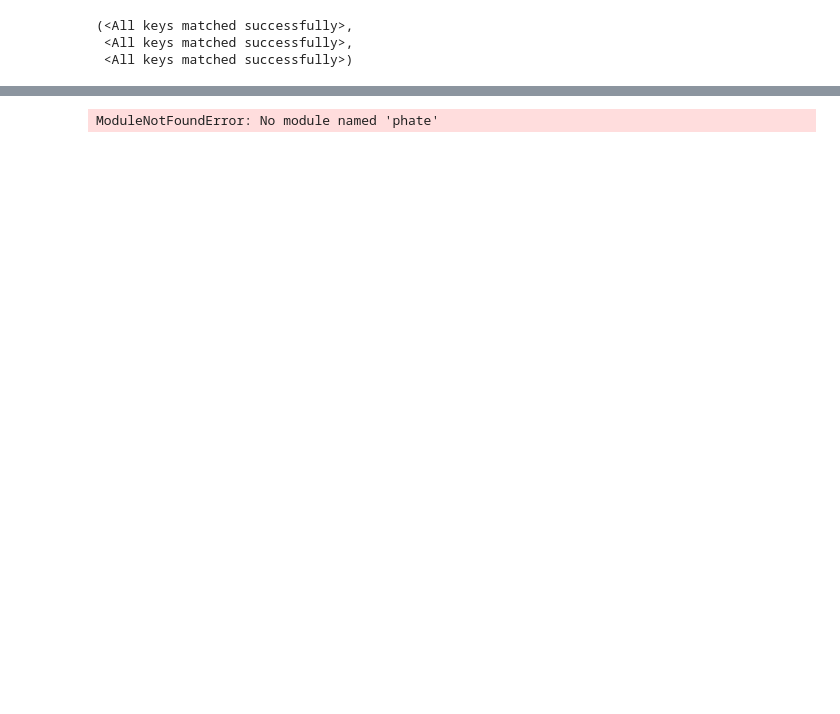
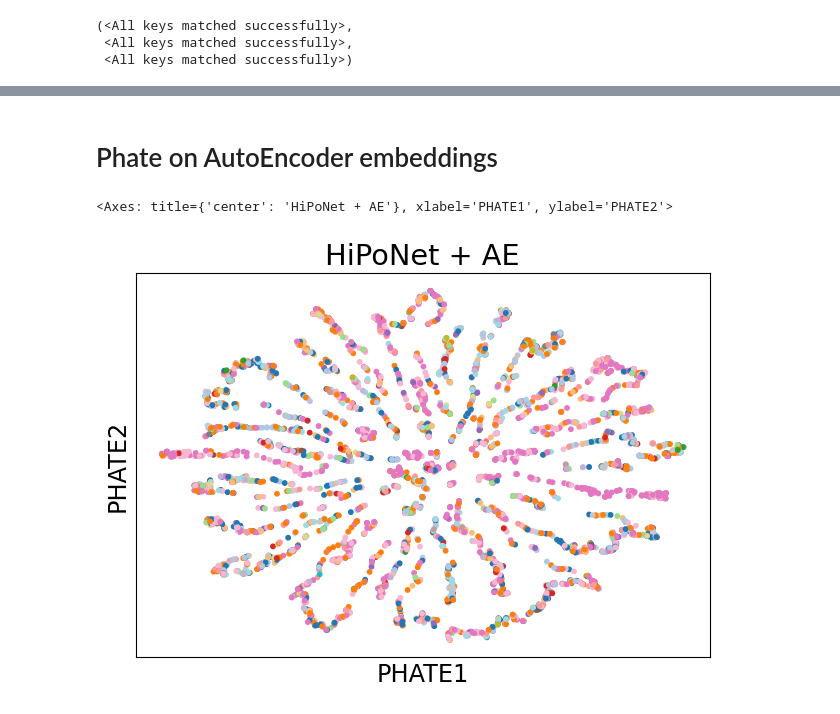
Before and after one commit to KrishnaswamyLab/HiPoNet, a Jupyter notebook: node_embedding_visualization.ipynb, the cells around one changed output, grey strips where cells are left out. Cells and saved outputs as stored; diff of their text form; code cells hidden in the pictures; blank space fills up the shorter version.

```diff
--- a/node_embedding_visualization.ipynb
+++ b/node_embedding_visualization.ipynb
@@ -9,7 +10,7 @@ slurm_job_id = "1779231"
 weights_loc = pathlib.Path(f"model_weights/{slurm_job_id}")
 # %%
 device = "cpu"
-PC_gene, PC_spatial = load_data("data/sea", "")
+PC_gene, PC_spatial, labels = load_data("data/sea", "")
 model_spatial = (
     HiPoNet(
         dimension=PC_spatial[0].shape[1],
@@ -76,6 +73,6 @@ train_test_split = torch.load(weights_loc / "split_idx.pt")
 # %%
-selected_index = 45
-pc_gene, pc_spatial = PC_gene[selected_index].unsqueeze(0), PC_spatial[selected_index].unsqueeze(0)
+selected_index = 3
+pc_gene, pc_spatial, cell_types = PC_gene[selected_index].unsqueeze(0), PC_spatial[selected_index].unsqueeze(0), labels[selected_index]
 mask = torch.ones(pc_gene.shape[:2], dtype=torch.bool)
 
 with torch.no_grad():
@@ -83,3 +80,5 @@ with torch.no_grad():
 
     X = torch.cat([X_spatial, X_gene], 1)
     embedding = autoencoder.encode(X)
+    reconstructed = autoencoder.forward(X)
+embedding.shape
@@ -85,0 +87,3 @@ with torch.no_grad():
+# %%
+phate_dim = 2
+phate_knn = 5
@@ -86,3 +133,21 @@ with torch.no_grad():
+# %% [markdown]
+# Phate on AutoEncoder embeddings
 # %%
+phate_op = phate.PHATE(n_components=phate_dim, knn=phate_knn)
+phate_coords = phate_op.fit_transform(embedding)
+
+scprep.plot.scatter2d(
+    phate_coords,
+    c=cell_types,
+    cmap="tab20",
+    s=10,
+    # figsize=(15,10),
+    ticks=None,
+    label_prefix="PHATE",
+    fontsize=12,
+    legend=False,
+    title="HiPoNet + AE",
+)
 # %% [output]
-ModuleNotFoundError: No module named 'phate'
+<Axes: title={'center': 'HiPoNet + AE'}, xlabel='PHATE1', ylabel='PHATE2'>
+[figure, added]
```
Also changed, not shown: parts of 10 cells of this notebook.
